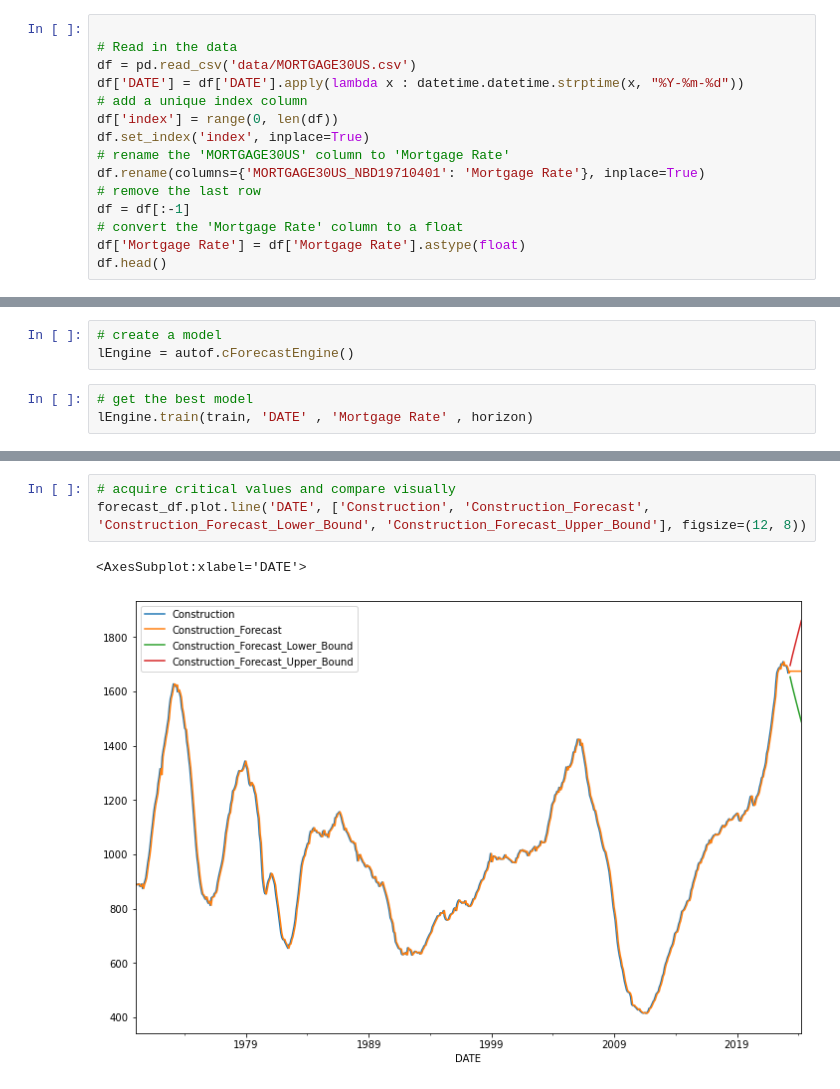
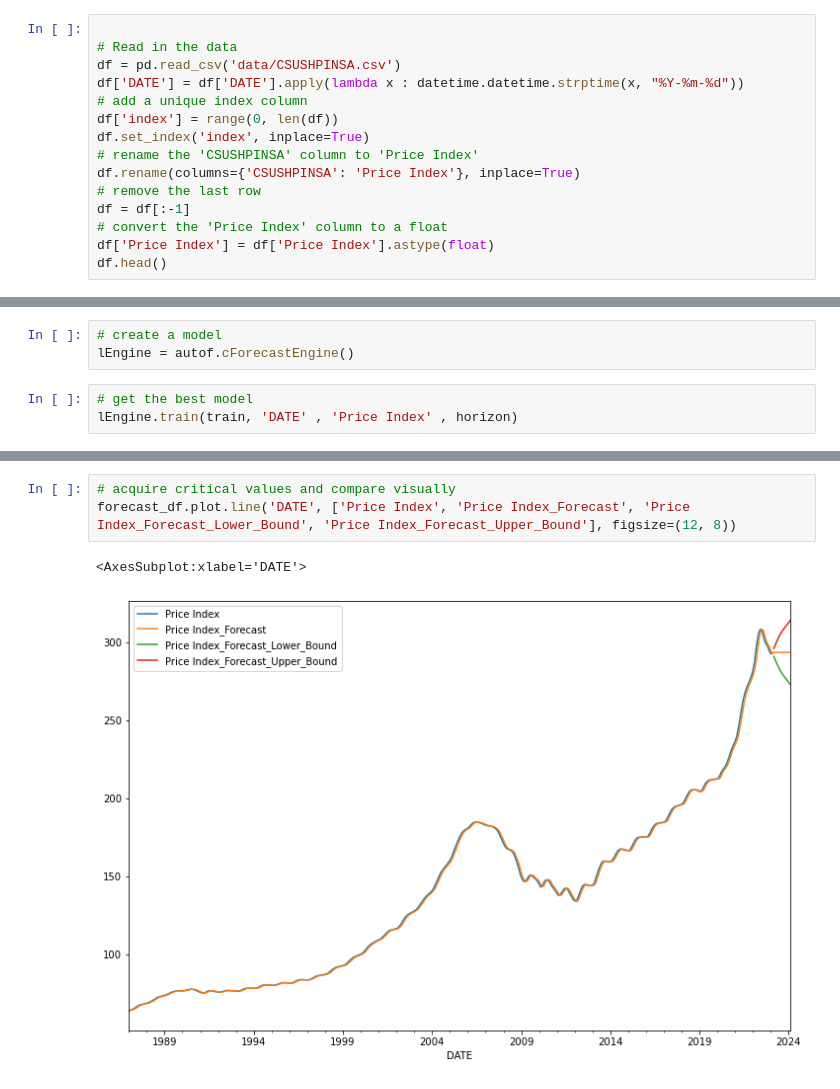
Before and after one commit to CptSasquatch/project-4, a Jupyter notebook: jason/us_housing_forecasting.ipynb, the cells around one changed output, grey strips where cells are left out. Saved outputs shown, nothing was run; the diff lists cells and outputs as text.

Commit message:
Updated forecasting notebook and files

```diff
--- a/jason/us_housing_forecasting.ipynb
+++ b/jason/us_housing_forecasting.ipynb
@@ -16,16 +16,16 @@ import pyaf.ForecastEngine as autof
 # %%
 
 # Read in the data
-df = pd.read_csv('data/MORTGAGE30US.csv')
+df = pd.read_csv('data/CSUSHPINSA.csv')
 df['DATE'] = df['DATE'].apply(lambda x : datetime.datetime.strptime(x, "%Y-%m-%d"))
 # add a unique index column
 df['index'] = range(0, len(df))
 df.set_index('index', inplace=True)
-# rename the 'MORTGAGE30US' column to 'Mortgage Rate'
-df.rename(columns={'MORTGAGE30US_NBD19710401': 'Mortgage Rate'}, inplace=True)
+# rename the 'CSUSHPINSA' column to 'Price Index'
+df.rename(columns={'CSUSHPINSA': 'Price Index'}, inplace=True)
 # remove the last row
 df = df[:-1]
-# convert the 'Mortgage Rate' column to a float
-df['Mortgage Rate'] = df['Mortgage Rate'].astype(float)
+# convert the 'Price Index' column to a float
+df['Price Index'] = df['Price Index'].astype(float)
 df.head()
 # %% [output]
@@ -54,5 +54,5 @@ test.shape
 lEngine = autof.cForecastEngine()
 # %%
 # get the best model
-lEngine.train(train, 'DATE' , 'Mortgage Rate' , horizon)
+lEngine.train(train, 'DATE' , 'Price Index' , horizon)
 # %% [output]
@@ -147,10 +147,10 @@ Index(['DATE', 'Construction', 'row_number', 'DATE_Normalized',
       dtype='object')
 # %%
 # acquire critical values and compare visually
-forecast_df.plot.line('DATE', ['Construction', 'Construction_Forecast', 'Construction_Forecast_Lower_Bound', 'Construction_Forecast_Upper_Bound'], figsize=(12, 8))
+forecast_df.plot.line('DATE', ['Price Index', 'Price Index_Forecast', 'Price Index_Forecast_Lower_Bound', 'Price Index_Forecast_Upper_Bound'], figsize=(12, 8))
 # %% [output]
 <AxesSubplot:xlabel='DATE'>
-[figure, old version]
+[figure, new version]
 # %%
 # use the model to forecast into the future
 future_df = lEngine.forecast(df, 12)
```
Also changed, not shown: parts of 13 cells of this notebook, 2 other files.
